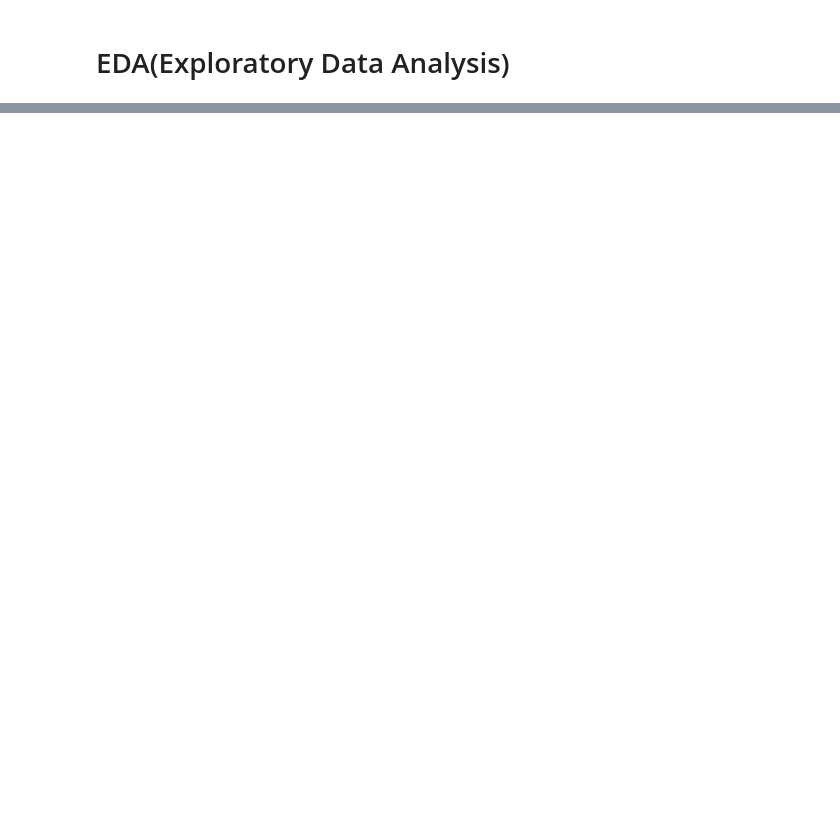
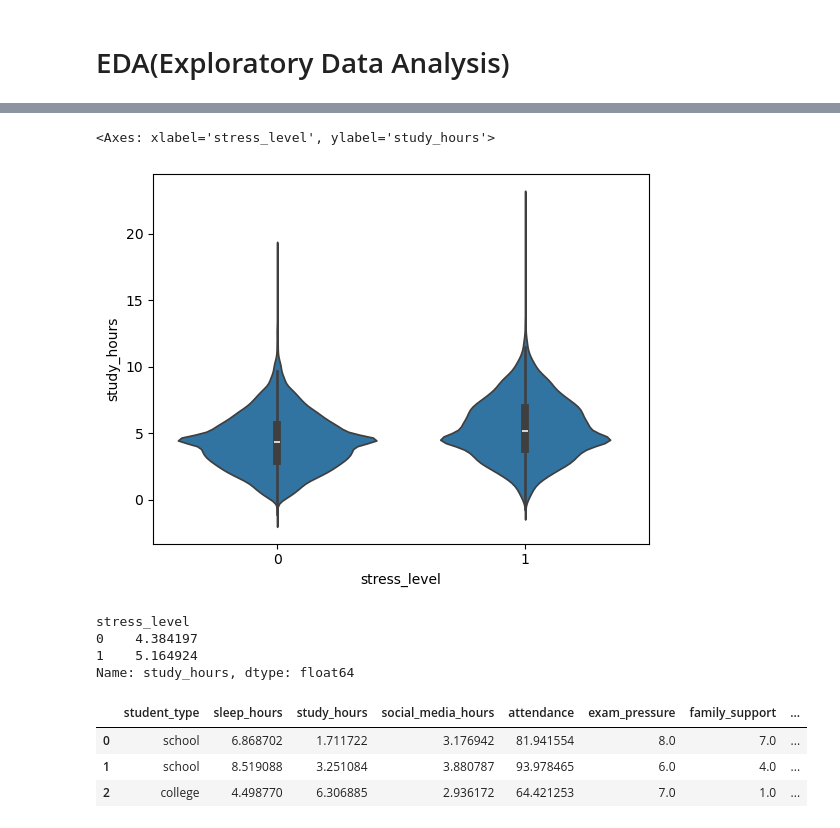
Before and after one commit to xamidovasadbekdev-arch/StudentLifestyleAndStressDataset, a Jupyter notebook: main.ipynb, the cells around one changed output, grey strips where cells are left out. Drawn from its saved outputs; the diff is of its cells as text; code cells hidden in the pictures; blank space fills up the shorter version.

```diff
--- a/main.ipynb
+++ b/main.ipynb
@@ -439,0 +500,19 @@ df.describe()
+# %%
+sns.violinplot(x="stress_level", y="study_hours", data=df)
+# %% [output]
+<Axes: xlabel='stress_level', ylabel='study_hours'>
+[figure, added]
+# %%
+df.groupby("stress_level")["study_hours"].median()
+# %% [output]
+stress_level
+0    4.384197
+1    5.164924
+Name: study_hours, dtype: float64
+# %%
+df.head(3)
+# %% [output]
+|  | student_type | sleep_hours | study_hours | social_media_hours | attendance | exam_pressure | family_support | ... |
+| 0 | school | 6.868702 | 1.711722 | 3.176942 | 81.941554 | 8.0 | 7.0 | ... |
+| 1 | school | 8.519088 | 3.251084 | 3.880787 | 93.978465 | 6.0 | 4.0 | ... |
+| 2 | college | 4.498770 | 6.306885 | 2.936172 | 64.421253 | 7.0 | 1.0 | ... |
```
Also changed, not shown: parts of 36 cells of this notebook.
